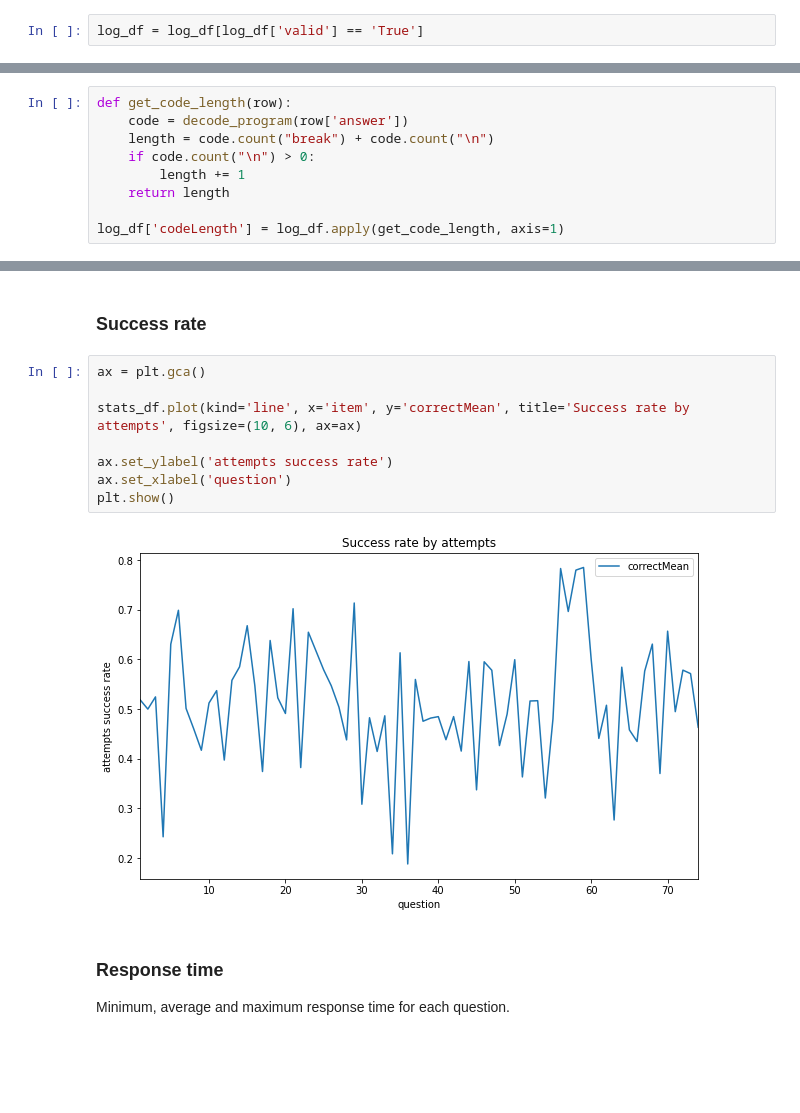
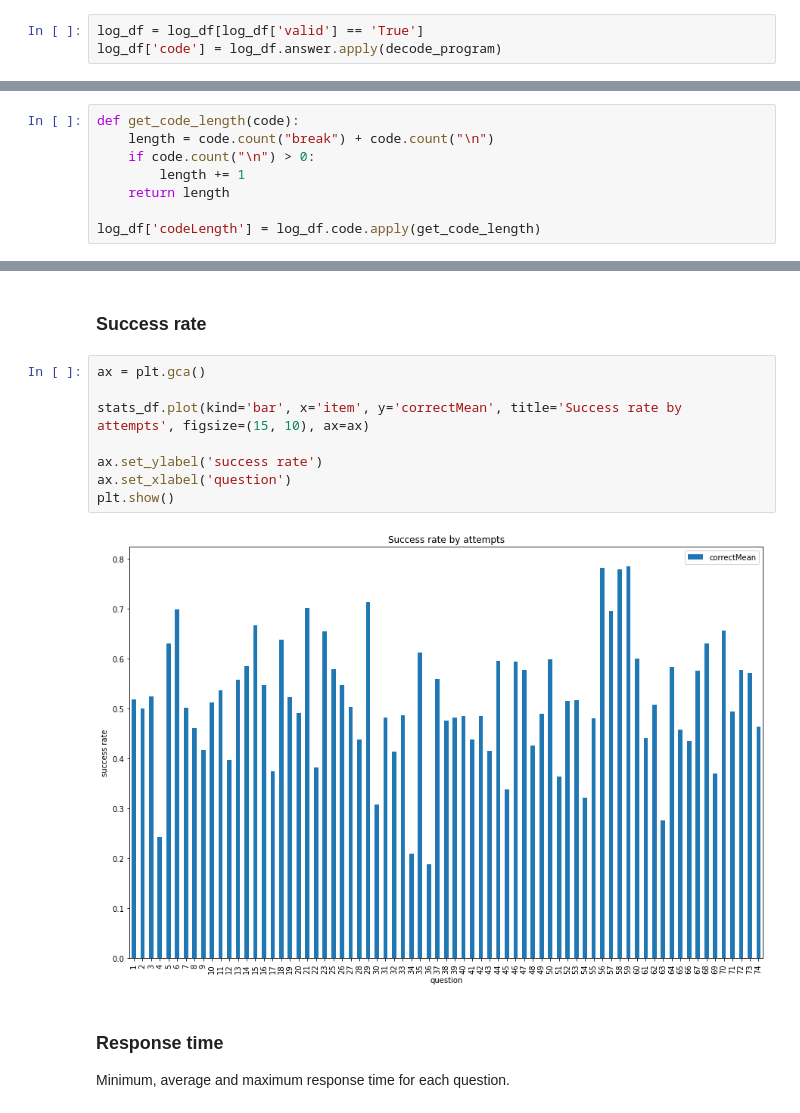
Before and after one commit to rastislavpapco/adaptive-learning-lab, a Jupyter notebook: adaptlearning.ipynb, the cells around one changed output, grey strips where cells are left out. Cells and saved outputs as stored; diff of their text form; blank space fills up the shorter version.

```diff
--- a/adaptlearning.ipynb
+++ b/adaptlearning.ipynb
@@ -74,20 +78,20 @@ for index, answer in log_df['answer'].items():
         log_df.at[index, 'valid'] = 'False'
 # %%
 log_df = log_df[log_df['valid'] == 'True']
+log_df['code'] = log_df.answer.apply(decode_program)
 # %% [markdown]
 ## Filtered log dataframe
 Also drop 'valid' column and add 'codeLength' column.
 # %%
 log_df.drop('valid', axis=1, inplace=True)
 # %%
-def get_code_length(row):
-    code = decode_program(row['answer'])
+def get_code_length(code):
     length = code.count("break") + code.count("\n")
     if code.count("\n") > 0:
         length += 1
     return length
 
-log_df['codeLength'] = log_df.apply(get_code_length, axis=1)
+log_df['codeLength'] = log_df.code.apply(get_code_length)
 # %%
 log_df.reset_index(inplace=True, drop=True)
 log_df.head(10)
@@ -136,13 +152,13 @@ import matplotlib.pyplot as plt
 # %%
 ax = plt.gca()
 
-stats_df.plot(kind='line', x='item', y='correctMean', title='Success rate by attempts', figsize=(10, 6), ax=ax)
+stats_df.plot(kind='bar', x='item', y='correctMean', title='Success rate by attempts', figsize=(15, 10), ax=ax)
 
-ax.set_ylabel('attempts success rate')
+ax.set_ylabel('success rate')
 ax.set_xlabel('question')
 plt.show()
 # %% [output]
-[figure, old version]
+[figure, new version]
 # %% [markdown]
 ### Response time
 Minimum, average and maximum response time for each question.
```
Also changed, not shown: parts of 14 cells of this notebook.
